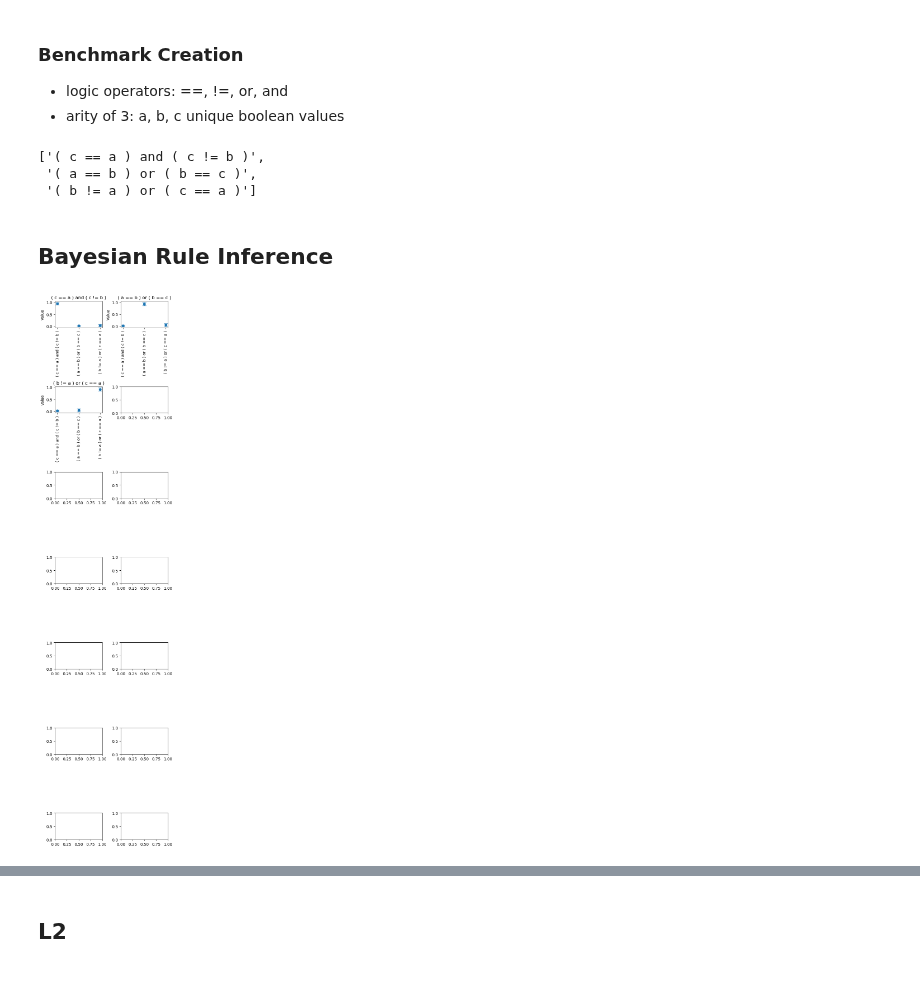
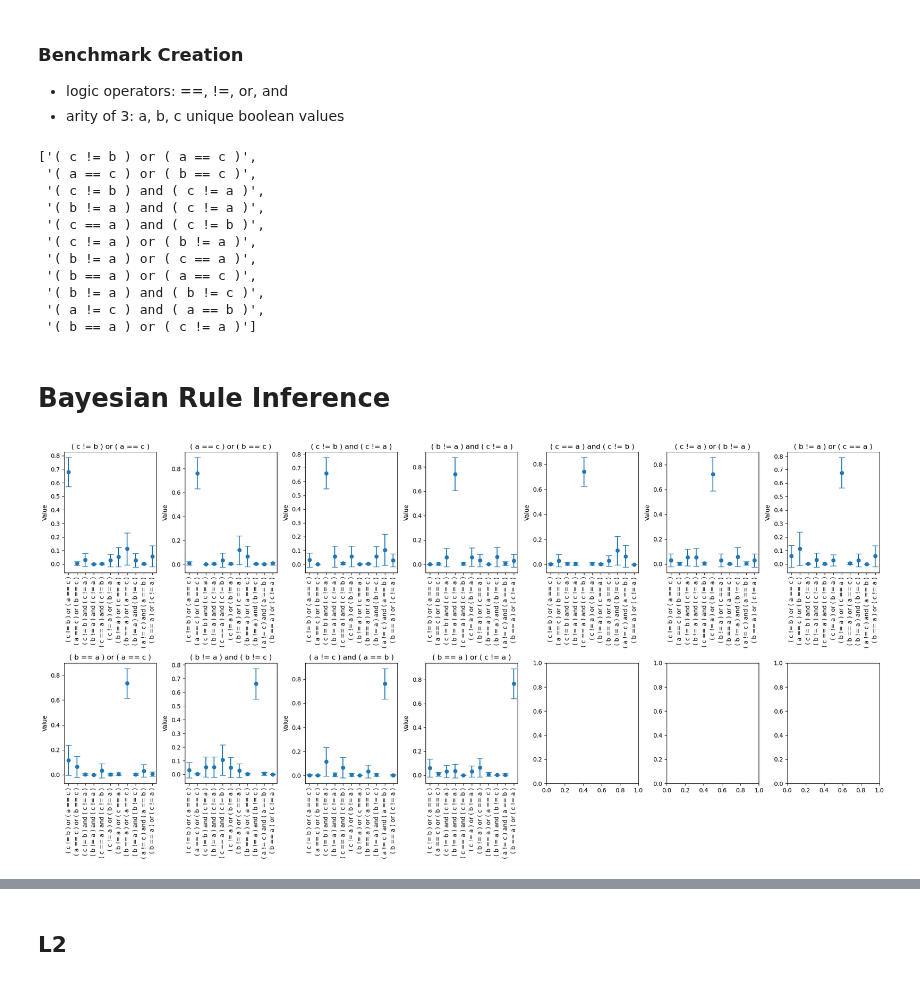
Before and after one commit to stanfordnlp/pyvene, a Jupyter notebook: logic_data/in_context_learning_benchmark.ipynb, the cells around one changed output, grey strips where cells are left out. Drawn from its saved outputs; the diff is of its cells as text; code cells hidden in the pictures.

```diff
--- a/logic_data/in_context_learning_benchmark.ipynb
+++ b/logic_data/in_context_learning_benchmark.ipynb
@@ -176,17 +117,11 @@ def sample_demonstrations_for_clauses_forward(
-# %%
-training_clauses
-# %% [output]
-['( c == a ) and ( c != b )',
- '( a == b ) or ( b == c )',
- '( b != a ) or ( c == a )']
 # %%
 n_training_examples = 100000
 n_eval_examples = 1000
 n_test_examples = 1000
-n_training_program = 7
-n_fewshot = 6
+n_training_program = 11
+n_fewshot = 10
 
-seed = 42
+seed = 43
 set_seed(seed)
 #################
 #
@@ -207,6 +142,7 @@ for c in training_clauses:
     m[c] = [0, 0]
 for i in tqdm(range(n_training_examples)):
     clauses = random.choice(training_clauses)
+    # clauses = '( c != b ) or ( a == c )'
     demostrations = sample_demonstrations_for_clauses_forward(
         clauses,
         n_examples
@@ -234,6 +170,7 @@ all_eval_output_ids = []
 all_eval_clauses = []
 for i in tqdm(range(n_eval_examples)):
     clauses = random.choice(training_clauses)
+    clauses = '( c != b ) or ( a == c )'
     demostrations = sample_demonstrations_for_clauses_forward(
         clauses,
         n_examples
@@ -296,8 +233,22 @@ test_data = {
     "clauses" : all_test_clauses,
 }
 pickle.dump(test_data, open(f"./test_data.n_rule.{n_training_program}.n_shot.{n_fewshot}.pkl", 'wb'))
+# %%
+training_clauses
+# %% [output]
+['( c != b ) or ( a == c )',
+ '( a == c ) or ( b == c )',
+ '( c != b ) and ( c != a )',
+ '( b != a ) and ( c != a )',
+ '( c == a ) and ( c != b )',
+ '( c != a ) or ( b != a )',
+ '( b != a ) or ( c == a )',
+ '( b == a ) or ( a == c )',
+ '( b != a ) and ( b != c )',
+ '( a != c ) and ( a == b )',
+ '( b == a ) or ( c != a )']
 # %% [markdown]
-## Bayesian Rule Inference
+# Bayesian Rule Inference
 # %%
 def _eval(
     clauses,
@@ -309,9 +260,9 @@ def _eval(
     return eval(eval_clauses)
 
 
-n_shots = 6
+n_shots = 10
 n_experiment = 1000
-fig, axs = plt.subplots(7, 2, figsize=(5, 20))
+fig, axs = plt.subplots(2, 7, figsize=(20, 10))
 
 rule_idx = 0
 for hidden_rule in training_clauses:
@@ -325,39 +276,39 @@ for hidden_rule in training_clauses:
                 1
             )[0]
             idx = 0
             for clauses in training_clauses:
                 eval_output = _eval(clauses, data)
                 if eval_output == data['output']:
                     prior_hit_count[idx] += 1
                 idx += 1
         prior_hit_count = np.array(prior_hit_count)
         prior_hit_count = np.exp(prior_hit_count) / np.sum(np.exp(prior_hit_count))
         experiment_results += [prior_hit_count]
 
     # Convert the 2D list to a NumPy array
     data = np.array(experiment_results)
     # Calculate the mean and standard deviation of each column
     mean = np.mean(data, axis=0)
     std = np.std(data, axis=0)
     # Set up the plot
 
     # Plot the mean and standard deviation as error bars
-    axs[rule_idx//2, rule_idx%2].errorbar(range(data.shape[1]), mean, yerr=std, fmt='o', capsize=5)
+    axs[rule_idx//7, rule_idx%7].errorbar(range(data.shape[1]), mean, yerr=std, fmt='o', capsize=5)
     # Set the x-axis labels
-    axs[rule_idx//2, rule_idx%2].set_xticks(range(data.shape[1]))
-    axs[rule_idx//2, rule_idx%2].set_xticklabels([training_clauses[i] for i in range(data.shape[1])], rotation=90)
+    axs[rule_idx//7, rule_idx%7].set_xticks(range(data.shape[1]))
+    axs[rule_idx//7, rule_idx%7].set_xticklabels([training_clauses[i] for i in range(data.shape[1])], rotation=90)
     # Set the y-axis label
-    axs[rule_idx//2, rule_idx%2].set_ylabel('Value')
+    axs[rule_idx//7, rule_idx%7].set_ylabel('Value')
     # Set the title
-    axs[rule_idx//2, rule_idx%2].set_title(f'{hidden_rule}')
+    axs[rule_idx//7, rule_idx%7].set_title(f'{hidden_rule}')
 
     rule_idx += 1
 
 # Show the plot
 fig.tight_layout()
 plt.show()
 # %% [output]
-[figure, old version]
+[figure, new version]
 # %% [markdown]
 ## L1
 for each rule, we want to have at least one good model and one bad model, and we need to compare accuracies between them!
```
Also changed, not shown: parts of 7 cells of this notebook, 6 other files.
